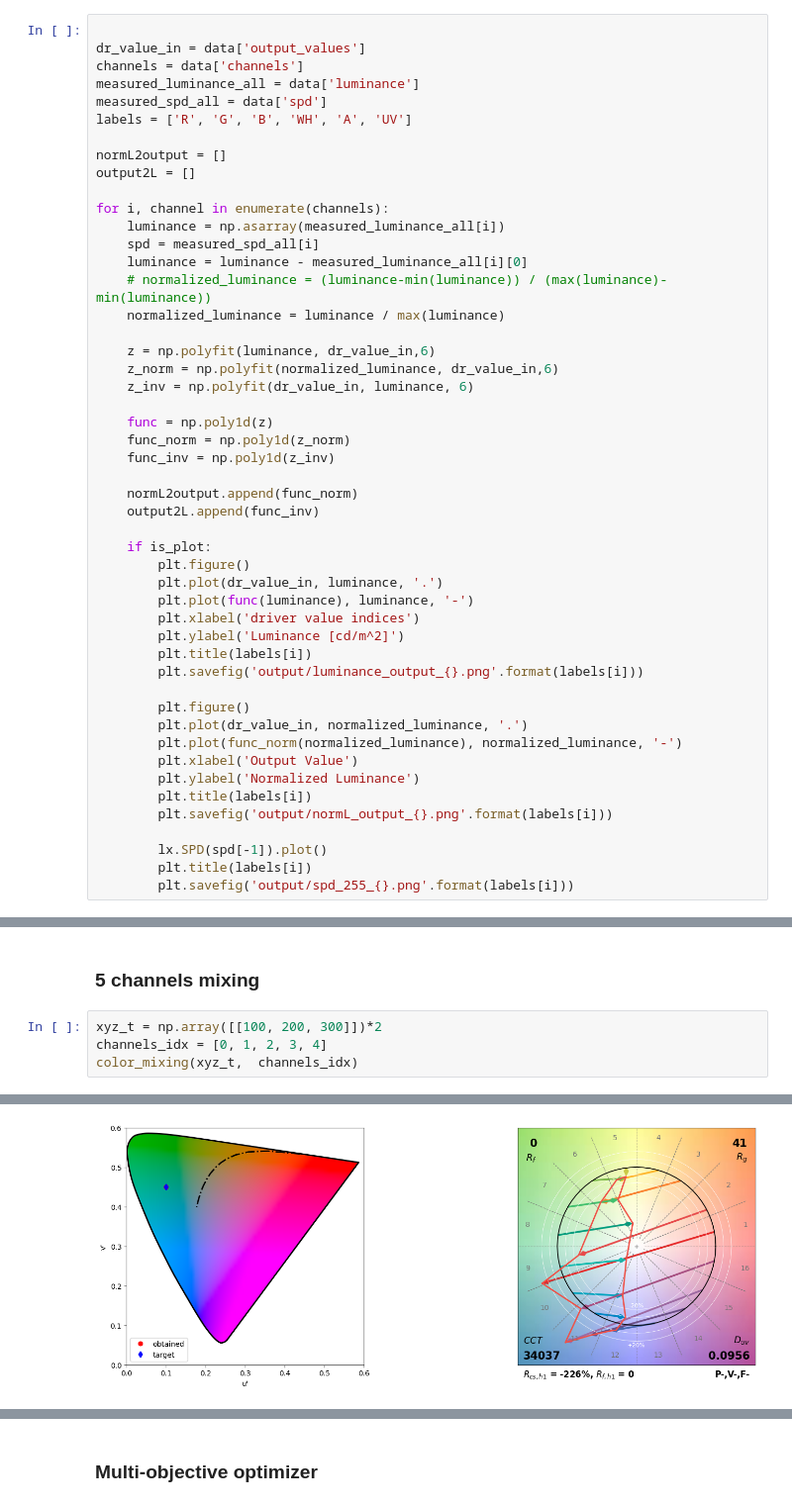
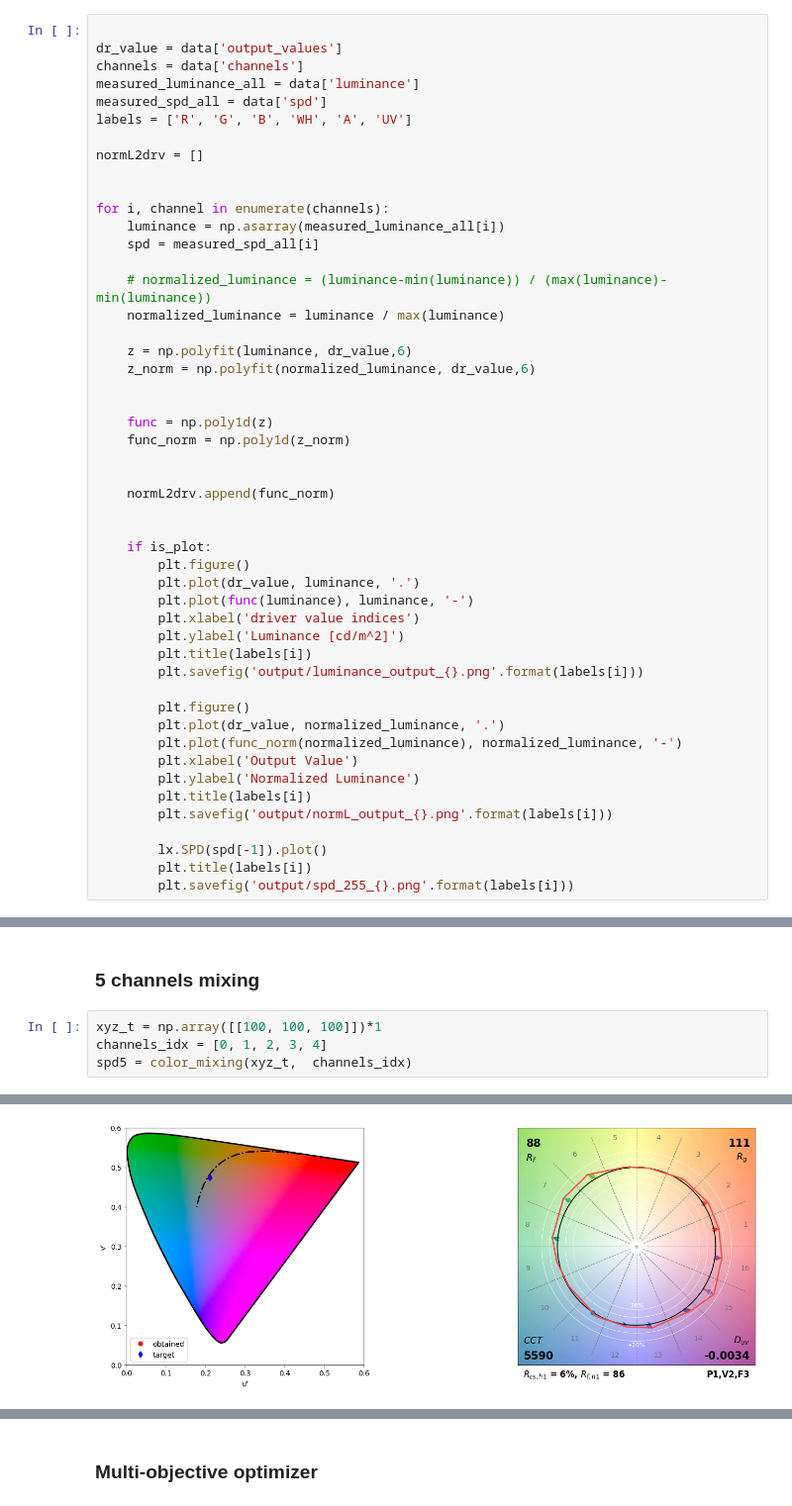
Before and after one commit to Amrit2608/Color_Science_Project, a Jupyter notebook: main.ipynb, the cells around one changed output, grey strips where cells are left out. Shown at 99% size. Cells and saved outputs as stored; diff of their text form.

```diff
--- a/main.ipynb
+++ b/main.ipynb
@@ -114,36 +114,36 @@ is_plot = False
 data = calibrate(f)
 # %%
 
-dr_value_in = data['output_values']
+dr_value = data['output_values']
 channels = data['channels']
 measured_luminance_all = data['luminance']
 measured_spd_all = data['spd']
 labels = ['R', 'G', 'B', 'WH', 'A', 'UV']
 
-normL2output = []
-output2L = []
+normL2drv = []
+
 
 for i, channel in enumerate(channels):
     luminance = np.asarray(measured_luminance_all[i])
     spd = measured_spd_all[i]
-    luminance = luminance - measured_luminance_all[i][0]
+
     # normalized_luminance = (luminance-min(luminance)) / (max(luminance)-min(luminance))
     normalized_luminance = luminance / max(luminance)
 
-    z = np.polyfit(luminance, dr_value_in,6)
-    z_norm = np.polyfit(normalized_luminance, dr_value_in,6)
-    z_inv = np.polyfit(dr_value_in, luminance, 6)
+    z = np.polyfit(luminance, dr_value,6)
+    z_norm = np.polyfit(normalized_luminance, dr_value,6)
+
 
     func = np.poly1d(z)
     func_norm = np.poly1d(z_norm)
-    func_inv = np.poly1d(z_inv)
 
-    normL2output.append(func_norm)
-    output2L.append(func_inv)
+
+    normL2drv.append(func_norm)
+
 
     if is_plot:
         plt.figure()
-        plt.plot(dr_value_in, luminance, '.')
+        plt.plot(dr_value, luminance, '.')
         plt.plot(func(luminance), luminance, '-')
         plt.xlabel('driver value indices')
         plt.ylabel('Luminance [cd/m^2]')
@@ -151,7 +151,7 @@ for i, channel in enumerate(channels):
         plt.savefig('output/luminance_output_{}.png'.format(labels[i]))
 
         plt.figure()
-        plt.plot(dr_value_in, normalized_luminance, '.')
+        plt.plot(dr_value, normalized_luminance, '.')
         plt.plot(func_norm(normalized_luminance), normalized_luminance, '-')
         plt.xlabel('Output Value')
         plt.ylabel('Normalized Luminance')
@@ -310,7 +365,7 @@ Target xyz : [ 500.0, 500.0, 500.0 ]
 # %% [markdown]
 ### 5 channels mixing
 # %%
-xyz_t = np.array([[100, 200, 300]])*2
+xyz_t = np.array([[100, 100, 100]])*1
 channels_idx = [0, 1, 2, 3, 4]
-color_mixing(xyz_t,  channels_idx)
+spd5 = color_mixing(xyz_t,  channels_idx)
 # %% [output]
@@ -328 +386 @@ Target xyz : [ 200.0, 400.0, 600.0 ]
-[figure, old version]
+[figure, new version]
```
Also changed, not shown: parts of 8 cells of this notebook, 15 other files.
